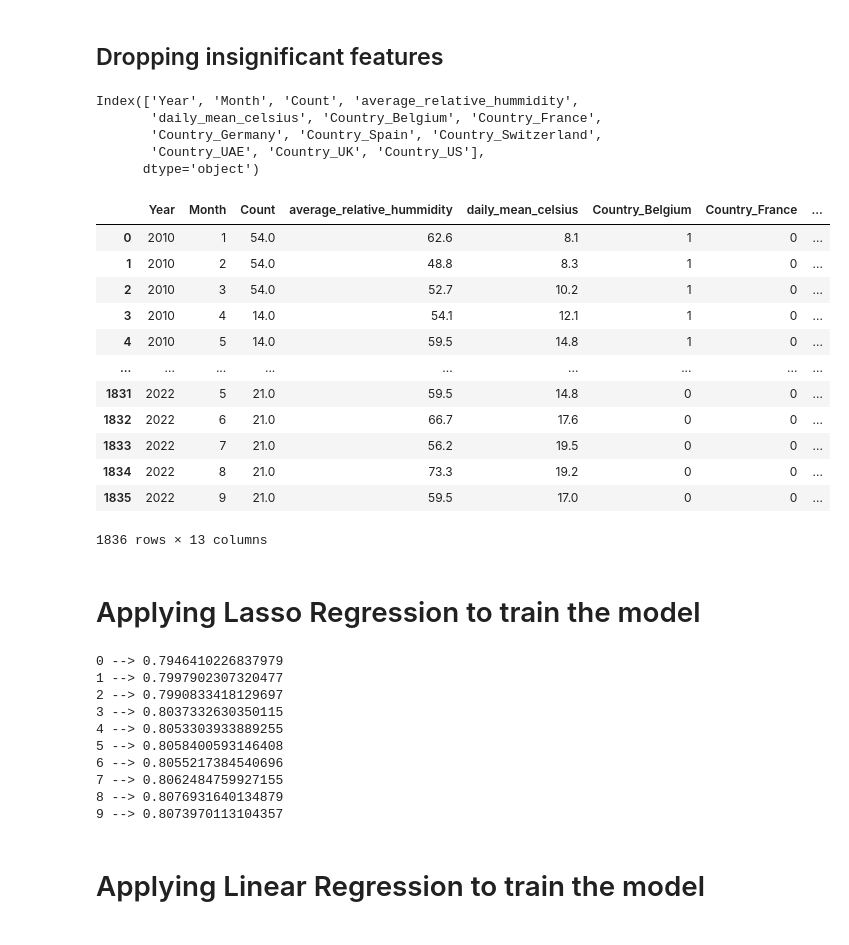
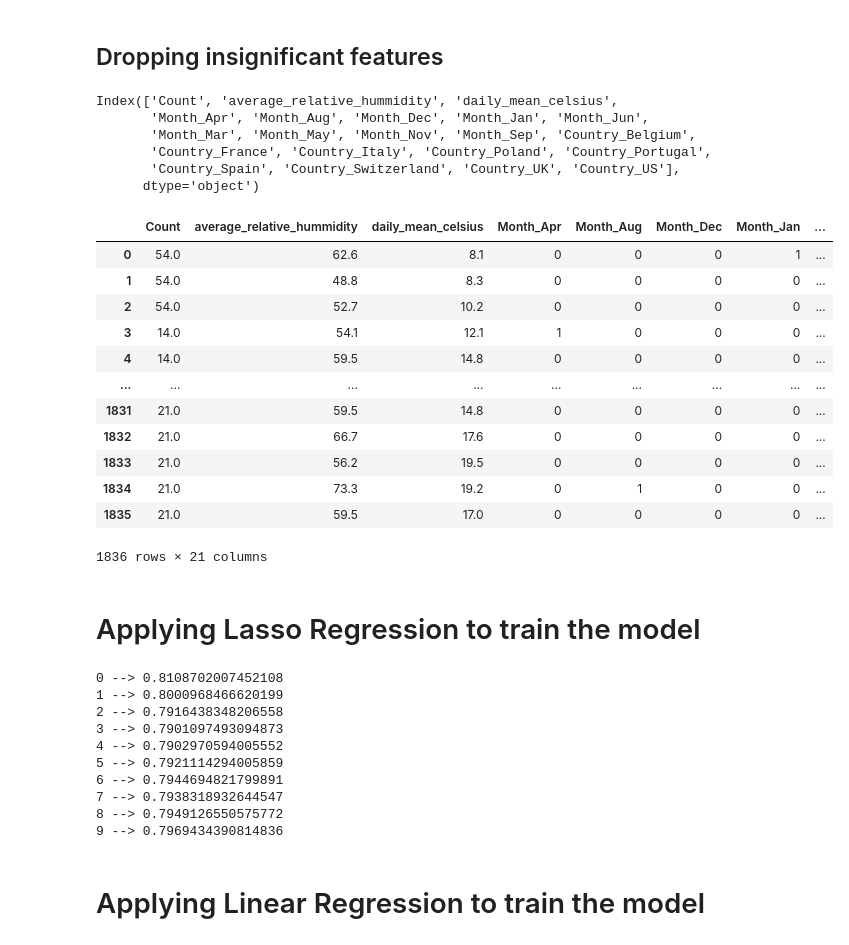
Before and after one commit to Amogh4u/ML_Ireland_tourism_prediction, a Jupyter notebook: project_prediction_with_corr.ipynb, the cells around one changed output. Saved outputs shown, nothing was run; the diff lists cells and outputs as text; code cells hidden in the pictures.

```diff
--- a/project_prediction_with_corr.ipynb
+++ b/project_prediction_with_corr.ipynb
@@ -208,31 +208,35 @@ display(lasso_model_equation_df)
 # %% [markdown]
 ## Dropping insignificant features
 # %%
-available_ip.drop('Country_Italy', inplace=True, axis=1)
+
+available_ip.drop('Month_Feb', inplace=True, axis=1)
+available_ip.drop('Month_Jul', inplace=True, axis=1)
+available_ip.drop('Month_Oct', inplace=True, axis=1)
+available_ip.drop('Country_Germany', inplace=True, axis=1)
 available_ip.drop('Country_Netherlands', inplace=True, axis=1)
-available_ip.drop('Country_Poland', inplace=True, axis=1)
-available_ip.drop('Country_Portugal', inplace=True, axis=1)
+available_ip.drop('Country_UAE', inplace=True, axis=1)
 print(available_ip.columns)
 available_ip
 # %% [output]
-Index(['Year', 'Month', 'Count', 'average_relative_hummidity',
-       'daily_mean_celsius', 'Country_Belgium', 'Country_France',
-       'Country_Germany', 'Country_Spain', 'Country_Switzerland',
-       'Country_UAE', 'Country_UK', 'Country_US'],
+Index(['Count', 'average_relative_hummidity', 'daily_mean_celsius',
+       'Month_Apr', 'Month_Aug', 'Month_Dec', 'Month_Jan', 'Month_Jun',
+       'Month_Mar', 'Month_May', 'Month_Nov', 'Month_Sep', 'Country_Belgium',
+       'Country_France', 'Country_Italy', 'Country_Poland', 'Country_Portugal',
+       'Country_Spain', 'Country_Switzerland', 'Country_UK', 'Country_US'],
       dtype='object')
-|  | Year | Month | Count | average_relative_hummidity | daily_mean_celsius | Country_Belgium | Country_France | ... |
-| 0 | 2010 | 1 | 54.0 | 62.6 | 8.1 | 1 | 0 | ... |
-| 1 | 2010 | 2 | 54.0 | 48.8 | 8.3 | 1 | 0 | ... |
-| 2 | 2010 | 3 | 54.0 | 52.7 | 10.2 | 1 | 0 | ... |
-| 3 | 2010 | 4 | 14.0 | 54.1 | 12.1 | 1 | 0 | ... |
-| 4 | 2010 | 5 | 14.0 | 59.5 | 14.8 | 1 | 0 | ... |
+|  | Count | average_relative_hummidity | daily_mean_celsius | Month_Apr | Month_Aug | Month_Dec | Month_Jan | ... |
+| 0 | 54.0 | 62.6 | 8.1 | 0 | 0 | 0 | 1 | ... |
+| 1 | 54.0 | 48.8 | 8.3 | 0 | 0 | 0 | 0 | ... |
+| 2 | 54.0 | 52.7 | 10.2 | 0 | 0 | 0 | 0 | ... |
+| 3 | 14.0 | 54.1 | 12.1 | 1 | 0 | 0 | 0 | ... |
+| 4 | 14.0 | 59.5 | 14.8 | 0 | 0 | 0 | 0 | ... |
 | ... | ... | ... | ... | ... | ... | ... | ... | ... |
-| 1831 | 2022 | 5 | 21.0 | 59.5 | 14.8 | 0 | 0 | ... |
-| 1832 | 2022 | 6 | 21.0 | 66.7 | 17.6 | 0 | 0 | ... |
-| 1833 | 2022 | 7 | 21.0 | 56.2 | 19.5 | 0 | 0 | ... |
-| 1834 | 2022 | 8 | 21.0 | 73.3 | 19.2 | 0 | 0 | ... |
-| 1835 | 2022 | 9 | 21.0 | 59.5 | 17.0 | 0 | 0 | ... |
+| 1831 | 21.0 | 59.5 | 14.8 | 0 | 0 | 0 | 0 | ... |
+| 1832 | 21.0 | 66.7 | 17.6 | 0 | 0 | 0 | 0 | ... |
+| 1833 | 21.0 | 56.2 | 19.5 | 0 | 0 | 0 | 0 | ... |
+| 1834 | 21.0 | 73.3 | 19.2 | 0 | 1 | 0 | 0 | ... |
+| 1835 | 21.0 | 59.5 | 17.0 | 0 | 0 | 0 | 0 | ... |
-1836 rows × 13 columns
+1836 rows × 21 columns
 # %% [markdown]
 # Applying Lasso Regression to train the model
 # %%
@@ -250,16 +254,16 @@ for each_outer in range(0,10):
 
     print(str(each_outer) + ' --> ' + str(mean(scores)))
 # %% [output]
-0 --> 0.7946410226837979
-1 --> 0.7997902307320477
-2 --> 0.7990833418129697
-3 --> 0.8037332630350115
-4 --> 0.8053303933889255
-5 --> 0.8058400593146408
-6 --> 0.8055217384540696
-7 --> 0.8062484759927155
-8 --> 0.8076931640134879
-9 --> 0.8073970113104357
+0 --> 0.8108702007452108
+1 --> 0.8000968466620199
+2 --> 0.7916438348206558
+3 --> 0.7901097493094873
+4 --> 0.7902970594005552
+5 --> 0.7921114294005859
+6 --> 0.7944694821799891
+7 --> 0.7938318932644547
+8 --> 0.7949126550575772
+9 --> 0.7969434390814836
 # %% [markdown]
 # Applying Linear Regression to train the model
 # %%
```
Also changed, not shown: parts of 9 cells of this notebook, 2 other files.
